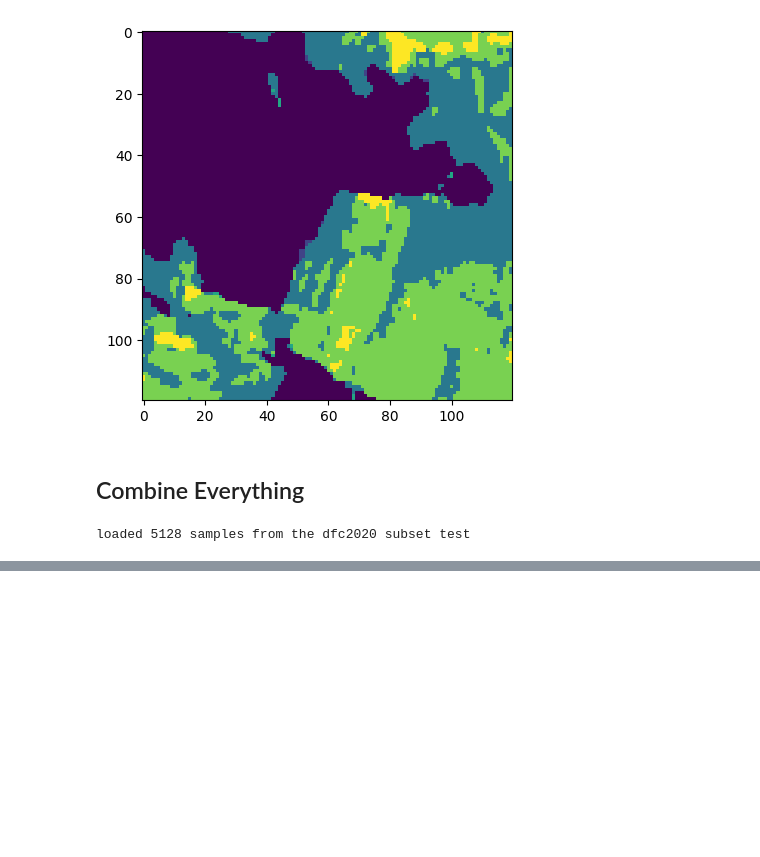
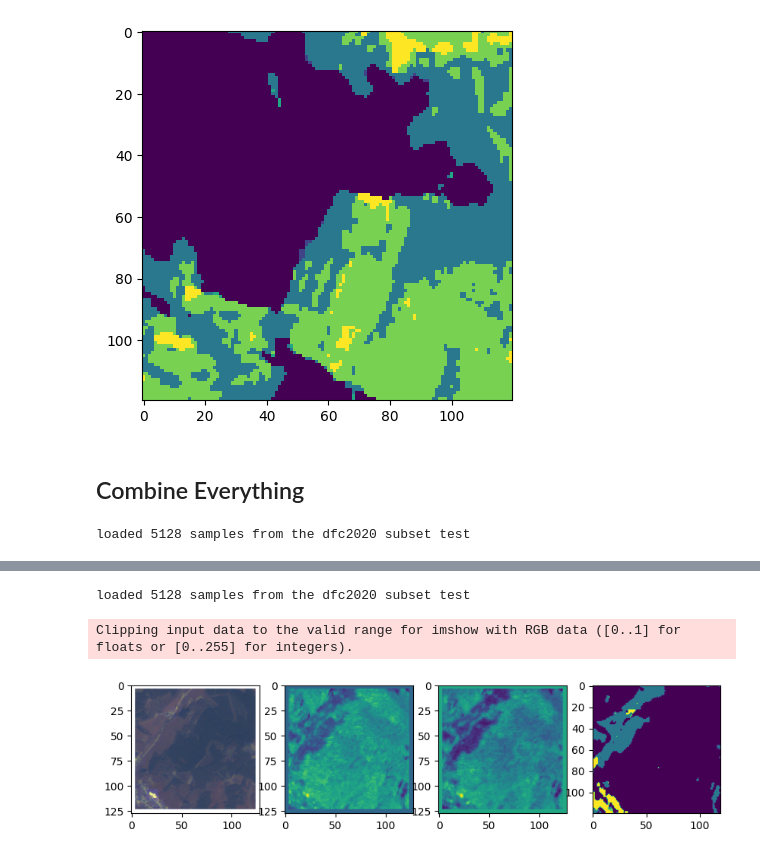
Before and after one commit to AlexanderLontke/ssl-ddpm-rs, a Jupyter notebook: notebooks/data_loading/DFC_2020.ipynb, the cells around one changed output, grey strips where cells are left out. Cells and saved outputs as stored; diff of their text form; code cells hidden in the pictures; blank space fills up the shorter version.

```diff
--- a/notebooks/data_loading/DFC_2020.ipynb
+++ b/notebooks/data_loading/DFC_2020.ipynb
@@ -416,0 +446,28 @@ plt.imshow(s["label"].permute(1, 2, 0).numpy())
+# %%
+with open("../../config/model_configs/downstream_tasks/dfc_2020/dfc_2020_feature_extractor.yaml", "r") as config_file:
+    config = yaml.safe_load(config_file)
+# %%
+conf_ds = instantiate_python_class_from_string_config(config[TRAIN_TORCH_DATA_LOADER_CONFIG_KEY][PYTHON_KWARGS_CONFIG_KEY]["dataset"])
+# %% [output]
+loaded 5128 samples from the dfc2020 subset test
+# %%
+import matplotlib.pyplot as plt
+
+def plot_single_sample(sample):
+    s2_img = sample["image"][[0,1,2], :, :].permute(1, 2, 0).numpy()
+    s2_img = ((s2_img + 1) / 2) * 4
+
+    s1_vh = sample["image"][[4], :, :].permute(1, 2, 0).numpy()
+    s1_vv = sample["image"][[5], :, :].permute(1, 2, 0).numpy()
+
+    label = sample["label"].numpy()
+    images = [s2_img, s1_vh, s1_vv, label]
+    fig, axs = plt.subplots(1, 4, figsize=(10, 5))
+
+    for ax, img in zip(axs.flatten(), images):
+        ax.imshow(img)
+# %%
+plot_single_sample(conf_ds[15])
+# %% [output]
+Clipping input data to the valid range for imshow with RGB data ([0..1] for floats or [0..255] for integers).
+[figure, added]
```
Also changed, not shown: parts of 16 cells of this notebook, 3 other files.
